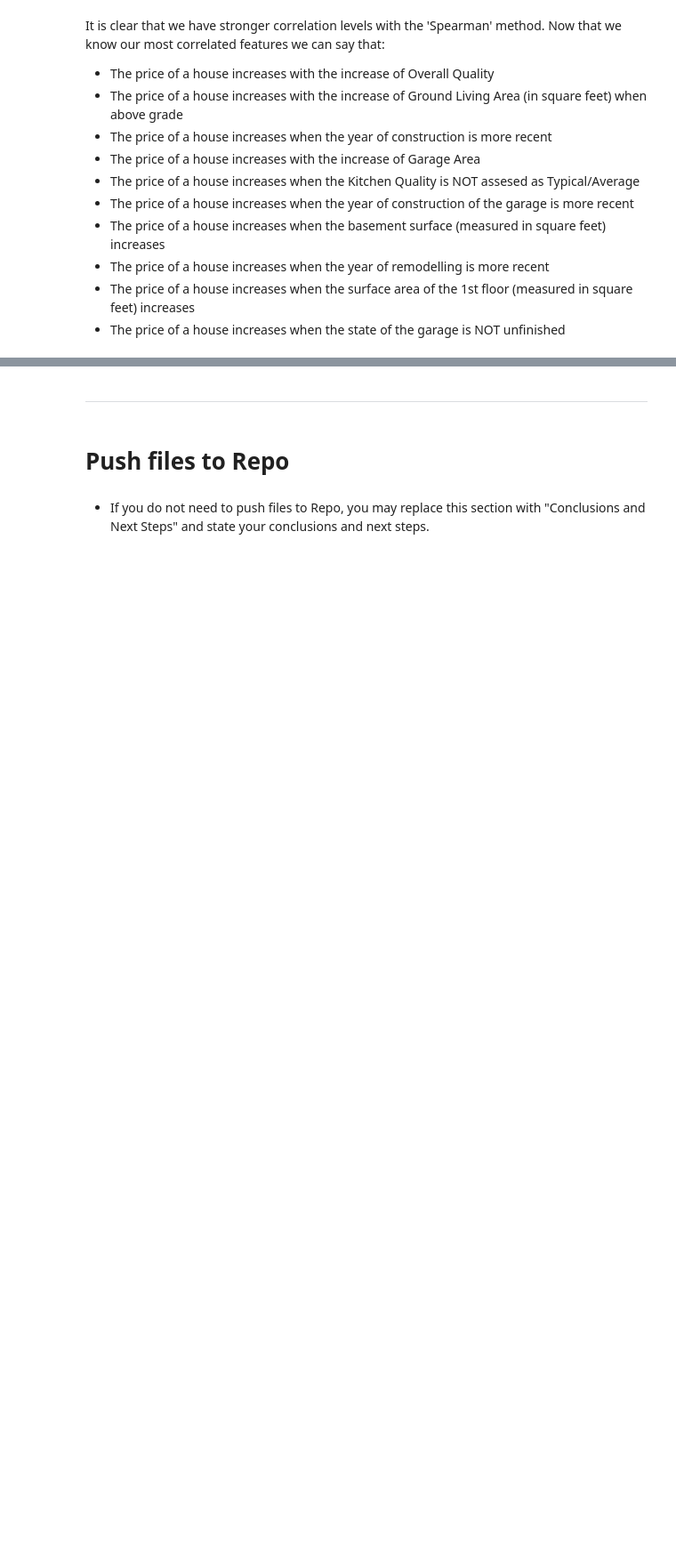
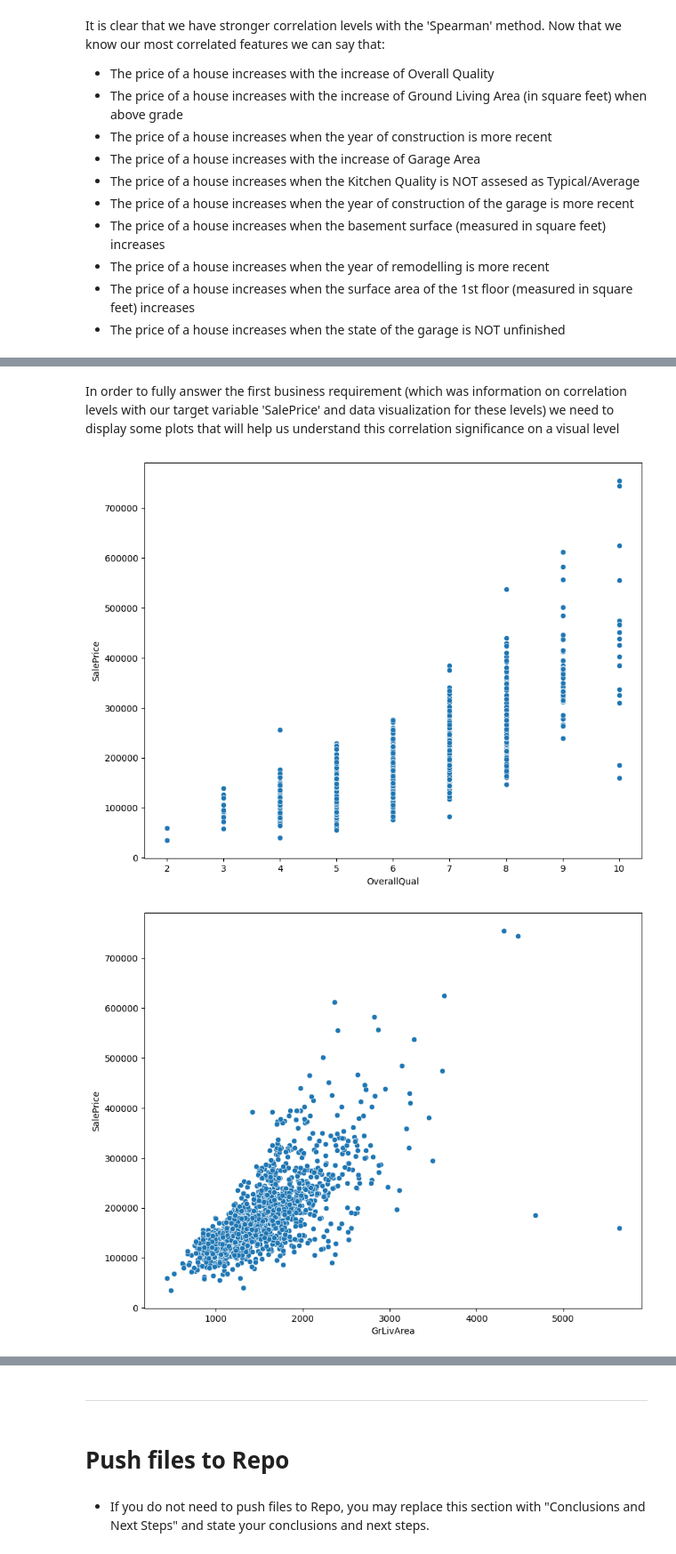
Before and after one commit to DevFabrizio/Fabrizio-Project-Five, a Jupyter notebook: jupyter_notebooks/Data Cleaning.ipynb, the cells around one changed output, grey strips where cells are left out. Shown at 89% size. Drawn from its saved outputs; the diff is of its cells as text; code cells hidden in the pictures; blank space fills up the shorter version.

Commit message:
add plots to correlation study in data cleaning notebook

```diff
--- a/jupyter_notebooks/Data Cleaning.ipynb
+++ b/jupyter_notebooks/Data Cleaning.ipynb
@@ -266,0 +295,20 @@ It is clear that we have stronger correlation levels with the 'Spearman' method.
+# %% [markdown]
+In order to fully answer the first business requirement (which was information on correlation levels with our target variable 'SalePrice' and data visualization for these levels) we need to display some plots that will help us understand this correlation significance on a visual level
+# %%
+import matplotlib.pyplot as plt
+import seaborn as sns
+"""
+This function will create plot for the 10 most correlated variables with 'SalePrice'
+"""
+
+def corr_plots_saleprice(df, target_var):
+    for col in target_var:
+        if col in ['OverallQual', 'KitchenQual_TA', 'GarageFinish_Unf']:
+            plt.figure(figsize=(10, 8))
+            sns.violinplot(y)
+        plt.figure(figsize=(10, 8))
+        sns.scatterplot(y=df['SalePrice'], x=df_ohe[col])
+corr_plots_saleprice(df_ohe, df_ohe_corr_spearman.index.to_list())
+# %% [output]
+[figure, added]
+[figure, added]
```
Also changed, not shown: parts of 3 cells of this notebook.
